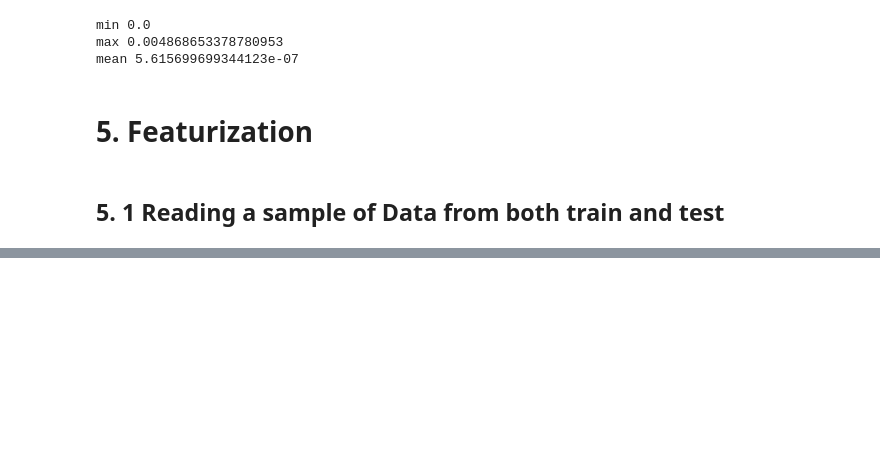
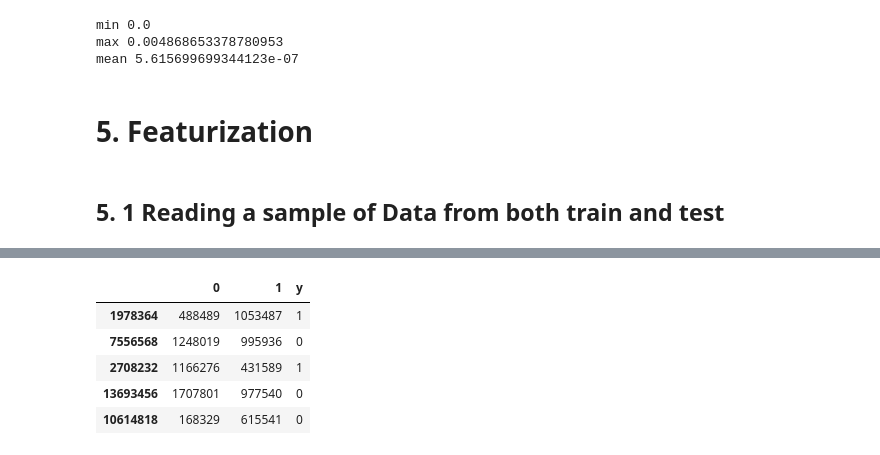
Before and after one commit to Sahil-Chavan/Friend-Recommendation-System-Facebook-Using-GraphMining, a Jupyter notebook: Facebook_Featurization.ipynb, the cells around one changed output, grey strips where cells are left out. Cells and saved outputs as stored; diff of their text form; code cells hidden in the pictures; blank space fills up the shorter version.

```diff
--- a/Facebook_Featurization.ipynb
+++ b/Facebook_Featurization.ipynb
@@ -314,0 +351,9 @@ mean 5.615699699344123e-07
+# %%
+xtrain.head(5)
+# %% [output]
+|  | 0 | 1 | y |
+| 1978364 | 488489 | 1053487 | 1 |
+| 7556568 | 1248019 | 995936 | 0 |
+| 2708232 | 1166276 | 431589 | 1 |
+| 13693456 | 1707801 | 977540 | 0 |
+| 10614818 | 168329 | 615541 | 0 |
```
Also changed, not shown: parts of 34 cells of this notebook.
